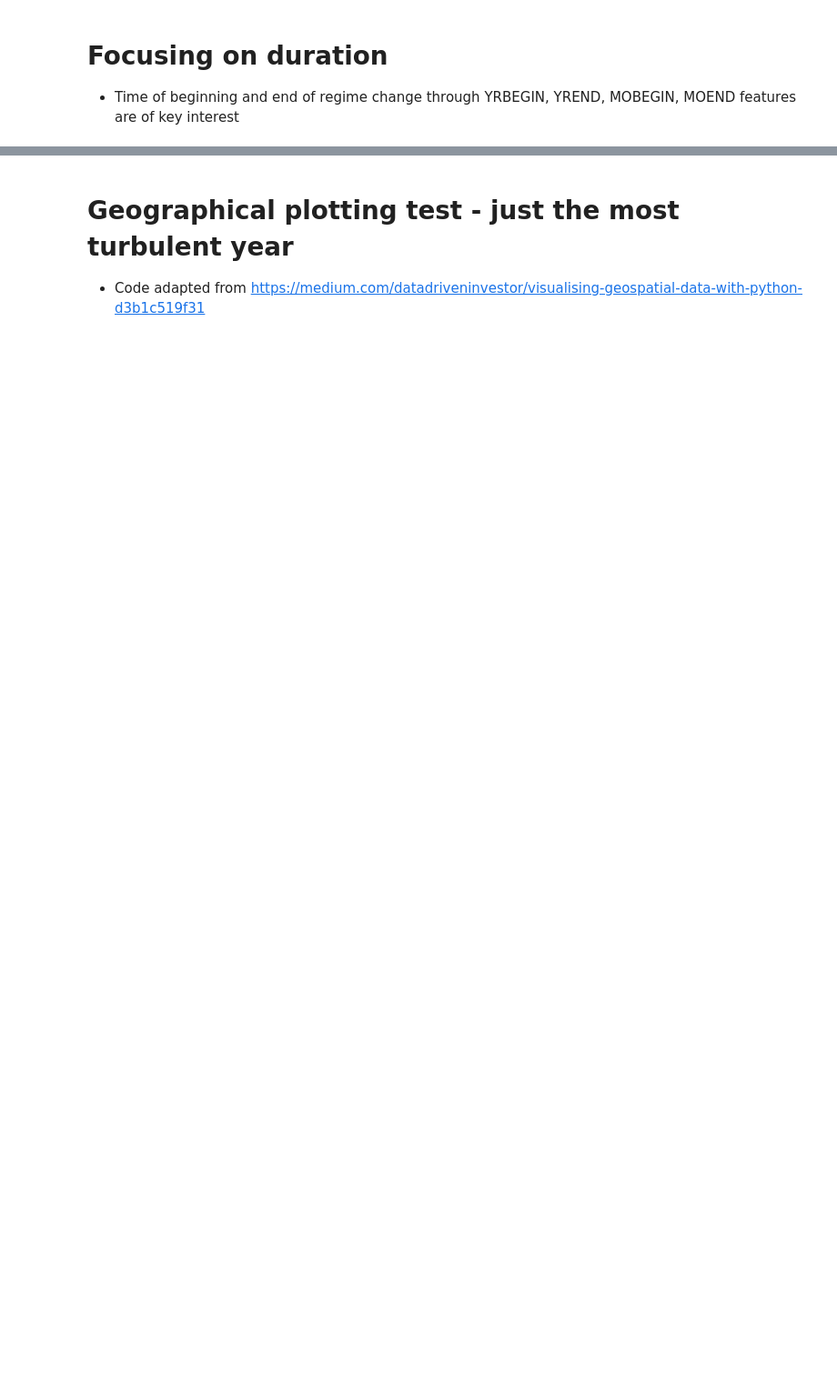
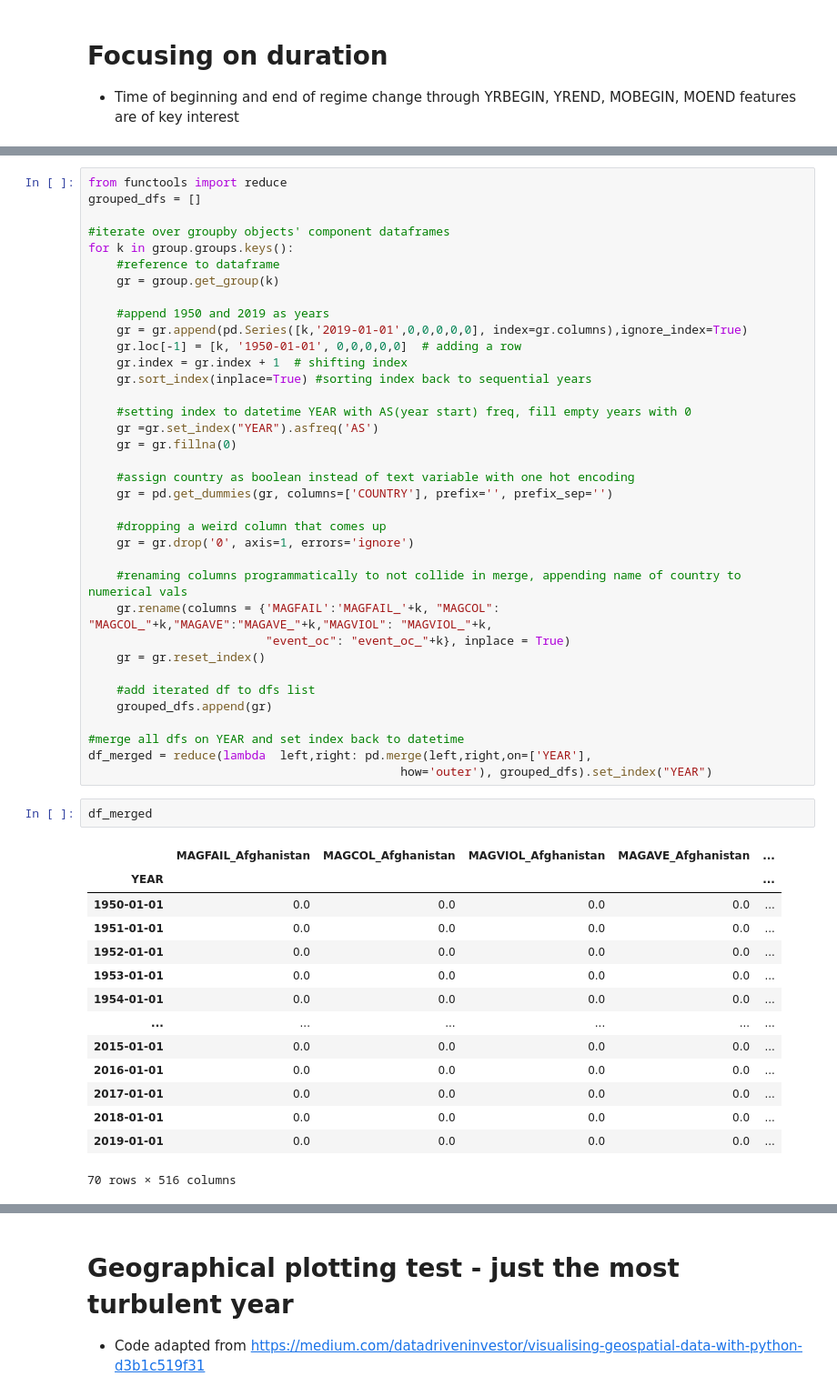
Before and after one commit to MichaelBurak/regime_changes, a Jupyter notebook: regime_changes.ipynb, the cells around one changed output, grey strips where cells are left out. Shown at 91% size. Drawn from its saved outputs; the diff is of its cells as text; blank space fills up the shorter version.

```diff
--- a/regime_changes.ipynb
+++ b/regime_changes.ipynb
@@ -152,0 +240,53 @@ Name: time_end, Length: 334, dtype: datetime64[ns]
+# %%
+from functools import reduce
+grouped_dfs = []
+
+#iterate over groupby objects' component dataframes
+for k in group.groups.keys():
+    #reference to dataframe
+    gr = group.get_group(k)
+
+    #append 1950 and 2019 as years
+    gr = gr.append(pd.Series([k,'2019-01-01',0,0,0,0,0], index=gr.columns),ignore_index=True)
+    gr.loc[-1] = [k, '1950-01-01', 0,0,0,0,0]  # adding a row
+    gr.index = gr.index + 1  # shifting index
+    gr.sort_index(inplace=True) #sorting index back to sequential years
+
+    #setting index to datetime YEAR with AS(year start) freq, fill empty years with 0
+    gr =gr.set_index("YEAR").asfreq('AS')
+    gr = gr.fillna(0)
+
+    #assign country as boolean instead of text variable with one hot encoding
+    gr = pd.get_dummies(gr, columns=['COUNTRY'], prefix='', prefix_sep='')
+
+    #dropping a weird column that comes up
+    gr = gr.drop('0', axis=1, errors='ignore')
+
+    #renaming columns programmatically to not collide in merge, appending name of country to numerical vals
+    gr.rename(columns = {'MAGFAIL':'MAGFAIL_'+k, "MAGCOL": "MAGCOL_"+k,"MAGAVE":"MAGAVE_"+k,"MAGVIOL": "MAGVIOL_"+k,
+                         "event_oc": "event_oc_"+k}, inplace = True)
+    gr = gr.reset_index()
+
+    #add iterated df to dfs list
+    grouped_dfs.append(gr)
+
+#merge all dfs on YEAR and set index back to datetime
+df_merged = reduce(lambda  left,right: pd.merge(left,right,on=['YEAR'],
+                                            how='outer'), grouped_dfs).set_index("YEAR")
+# %%
+df_merged
+# %% [output]
+|  | MAGFAIL_Afghanistan | MAGCOL_Afghanistan | MAGVIOL_Afghanistan | MAGAVE_Afghanistan | ... |
+| YEAR |  |  |  |  | ... |
+| 1950-01-01 | 0.0 | 0.0 | 0.0 | 0.0 | ... |
+| 1951-01-01 | 0.0 | 0.0 | 0.0 | 0.0 | ... |
+| 1952-01-01 | 0.0 | 0.0 | 0.0 | 0.0 | ... |
+| 1953-01-01 | 0.0 | 0.0 | 0.0 | 0.0 | ... |
+| 1954-01-01 | 0.0 | 0.0 | 0.0 | 0.0 | ... |
+| ... | ... | ... | ... | ... | ... |
+| 2015-01-01 | 0.0 | 0.0 | 0.0 | 0.0 | ... |
+| 2016-01-01 | 0.0 | 0.0 | 0.0 | 0.0 | ... |
+| 2017-01-01 | 0.0 | 0.0 | 0.0 | 0.0 | ... |
+| 2018-01-01 | 0.0 | 0.0 | 0.0 | 0.0 | ... |
+| 2019-01-01 | 0.0 | 0.0 | 0.0 | 0.0 | ... |
+70 rows × 516 columns
```
Also changed, not shown: parts of 56 cells of this notebook, 1 other file.
